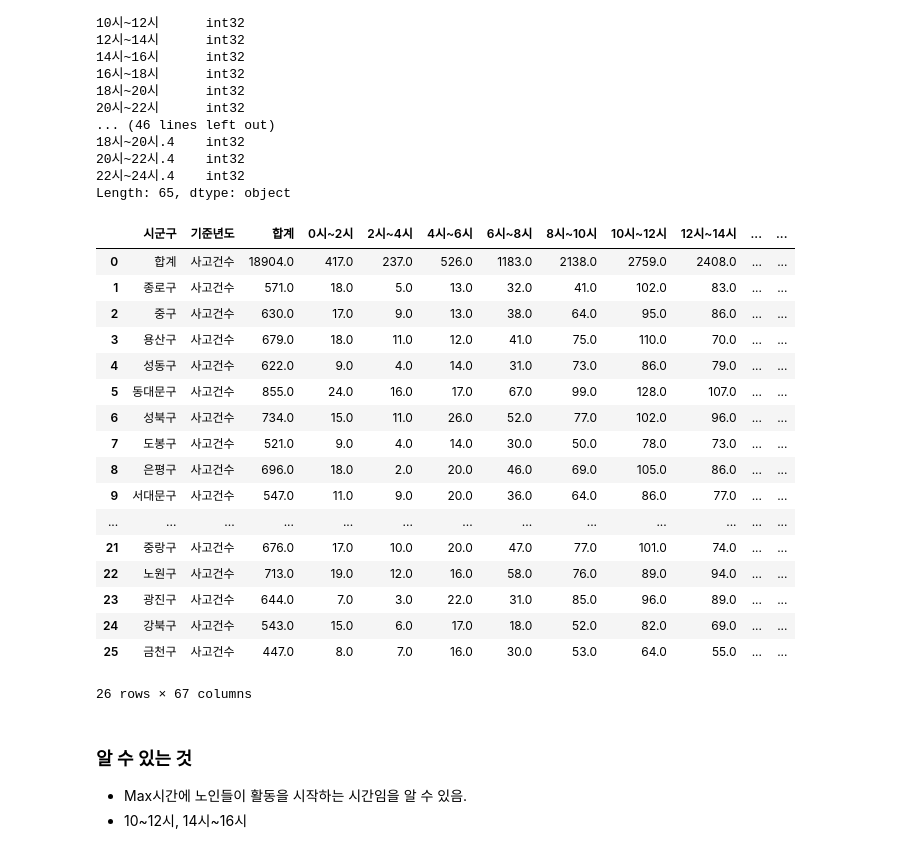
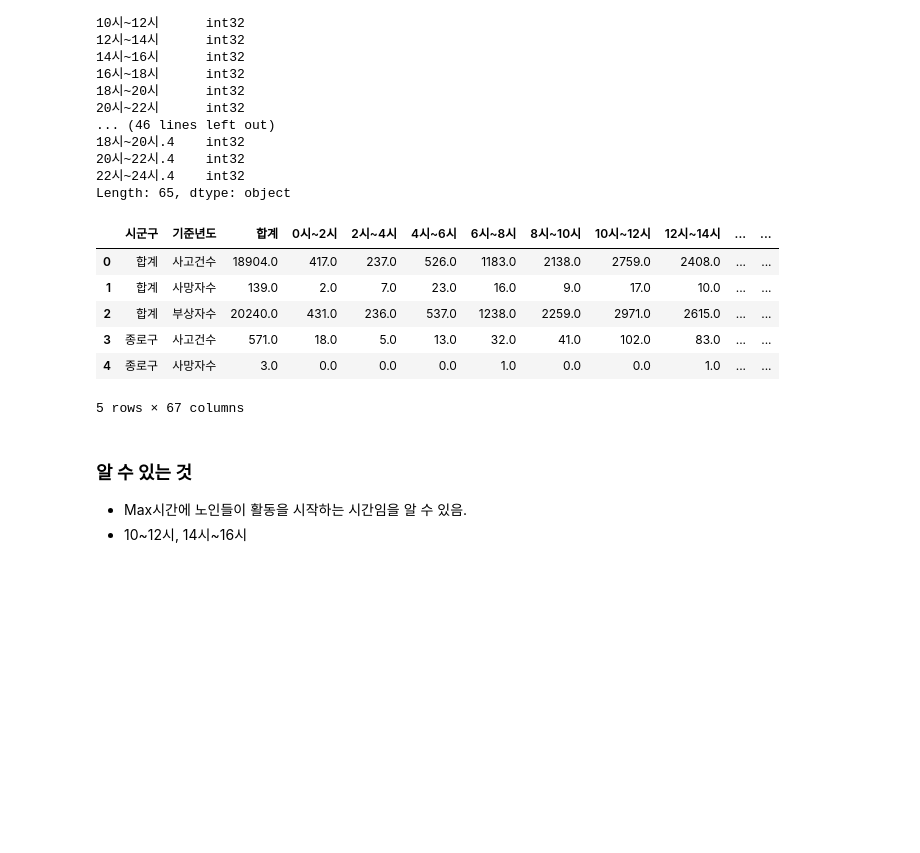
Before and after one commit to SwimmingHwang/data-visualization, a Jupyter notebook: hourly_data_visualization.ipynb, the cells around one changed output. Cells and saved outputs as stored; diff of their text form; code cells hidden in the pictures; blank space fills up the shorter version.

```diff
--- a/hourly_data_visualization.ipynb
+++ b/hourly_data_visualization.ipynb
@@ -90,26 +79,15 @@ df_2018 = df.loc[:,'0시~2시.3':'22시~24시.3']
 df_2019 = df.loc[:,'0시~2시.4':'22시~24시.4']
 df_list = [df_2015, df_2016, df_2017, df_2018, df_2019]
 # %%
-df
+df.head()
 # %% [output]
 |  | 시군구 | 기준년도 | 합계 | 0시~2시 | 2시~4시 | 4시~6시 | 6시~8시 | 8시~10시 | 10시~12시 | 12시~14시 | ... | ... |
 | 0 | 합계 | 사고건수 | 18904.0 | 417.0 | 237.0 | 526.0 | 1183.0 | 2138.0 | 2759.0 | 2408.0 | ... | ... |
-| 1 | 종로구 | 사고건수 | 571.0 | 18.0 | 5.0 | 13.0 | 32.0 | 41.0 | 102.0 | 83.0 | ... | ... |
-| 2 | 중구 | 사고건수 | 630.0 | 17.0 | 9.0 | 13.0 | 38.0 | 64.0 | 95.0 | 86.0 | ... | ... |
-| 3 | 용산구 | 사고건수 | 679.0 | 18.0 | 11.0 | 12.0 | 41.0 | 75.0 | 110.0 | 70.0 | ... | ... |
-| 4 | 성동구 | 사고건수 | 622.0 | 9.0 | 4.0 | 14.0 | 31.0 | 73.0 | 86.0 | 79.0 | ... | ... |
-| 5 | 동대문구 | 사고건수 | 855.0 | 24.0 | 16.0 | 17.0 | 67.0 | 99.0 | 128.0 | 107.0 | ... | ... |
-| 6 | 성북구 | 사고건수 | 734.0 | 15.0 | 11.0 | 26.0 | 52.0 | 77.0 | 102.0 | 96.0 | ... | ... |
-| 7 | 도봉구 | 사고건수 | 521.0 | 9.0 | 4.0 | 14.0 | 30.0 | 50.0 | 78.0 | 73.0 | ... | ... |
-| 8 | 은평구 | 사고건수 | 696.0 | 18.0 | 2.0 | 20.0 | 46.0 | 69.0 | 105.0 | 86.0 | ... | ... |
-| 9 | 서대문구 | 사고건수 | 547.0 | 11.0 | 9.0 | 20.0 | 36.0 | 64.0 | 86.0 | 77.0 | ... | ... |
-| ... | ... | ... | ... | ... | ... | ... | ... | ... | ... | ... | ... | ... |
-| 21 | 중랑구 | 사고건수 | 676.0 | 17.0 | 10.0 | 20.0 | 47.0 | 77.0 | 101.0 | 74.0 | ... | ... |
-| 22 | 노원구 | 사고건수 | 713.0 | 19.0 | 12.0 | 16.0 | 58.0 | 76.0 | 89.0 | 94.0 | ... | ... |
-| 23 | 광진구 | 사고건수 | 644.0 | 7.0 | 3.0 | 22.0 | 31.0 | 85.0 | 96.0 | 89.0 | ... | ... |
-| 24 | 강북구 | 사고건수 | 543.0 | 15.0 | 6.0 | 17.0 | 18.0 | 52.0 | 82.0 | 69.0 | ... | ... |
-| 25 | 금천구 | 사고건수 | 447.0 | 8.0 | 7.0 | 16.0 | 30.0 | 53.0 | 64.0 | 55.0 | ... | ... |
+| 1 | 합계 | 사망자수 | 139.0 | 2.0 | 7.0 | 23.0 | 16.0 | 9.0 | 17.0 | 10.0 | ... | ... |
+| 2 | 합계 | 부상자수 | 20240.0 | 431.0 | 236.0 | 537.0 | 1238.0 | 2259.0 | 2971.0 | 2615.0 | ... | ... |
+| 3 | 종로구 | 사고건수 | 571.0 | 18.0 | 5.0 | 13.0 | 32.0 | 41.0 | 102.0 | 83.0 | ... | ... |
+| 4 | 종로구 | 사망자수 | 3.0 | 0.0 | 0.0 | 0.0 | 1.0 | 0.0 | 0.0 | 1.0 | ... | ... |
-26 rows × 67 columns
+5 rows × 67 columns
 # %% [markdown]
 ### 알 수 있는 것
 - Max시간에 노인들이 활동을 시작하는 시간임을 알 수 있음.
```
Also changed, not shown: parts of 1 cell of this notebook, 1 other file.
